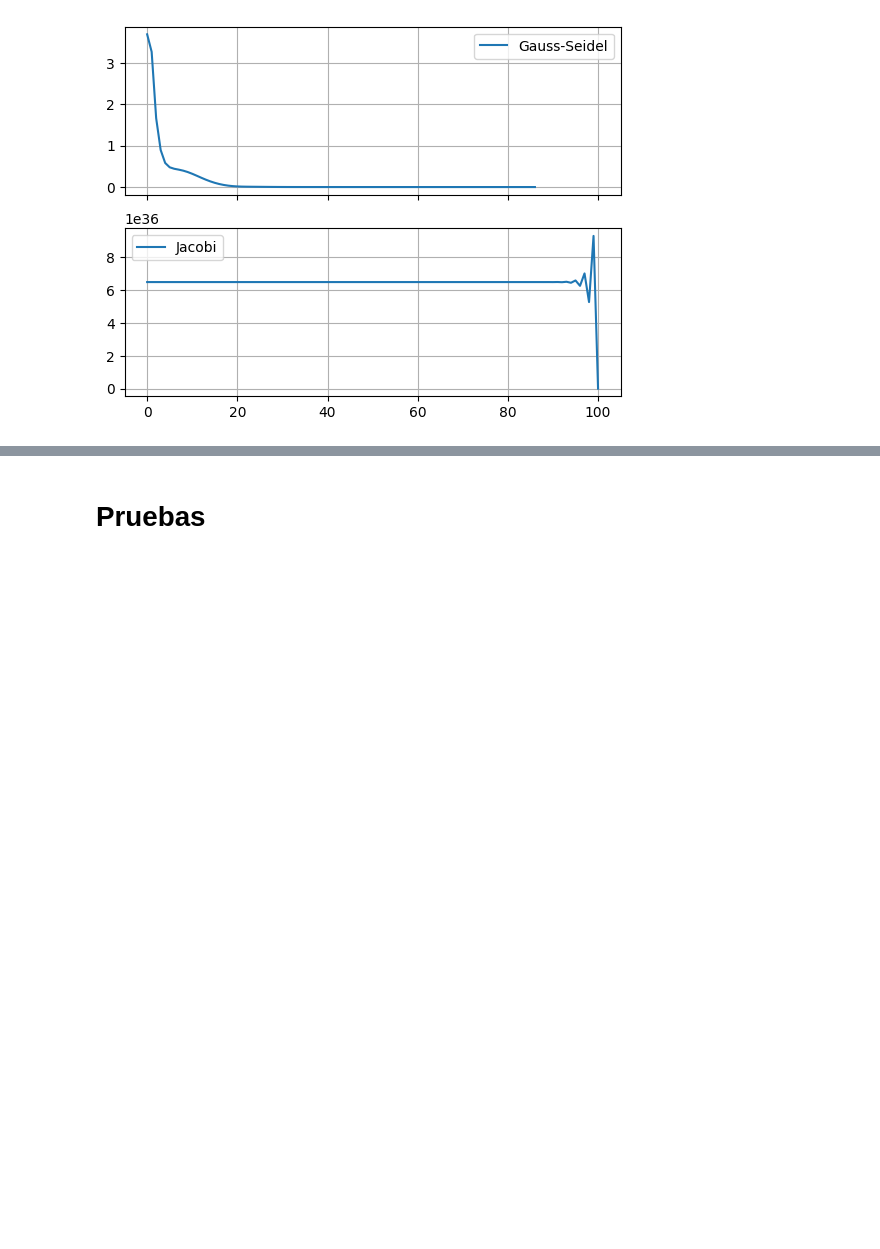
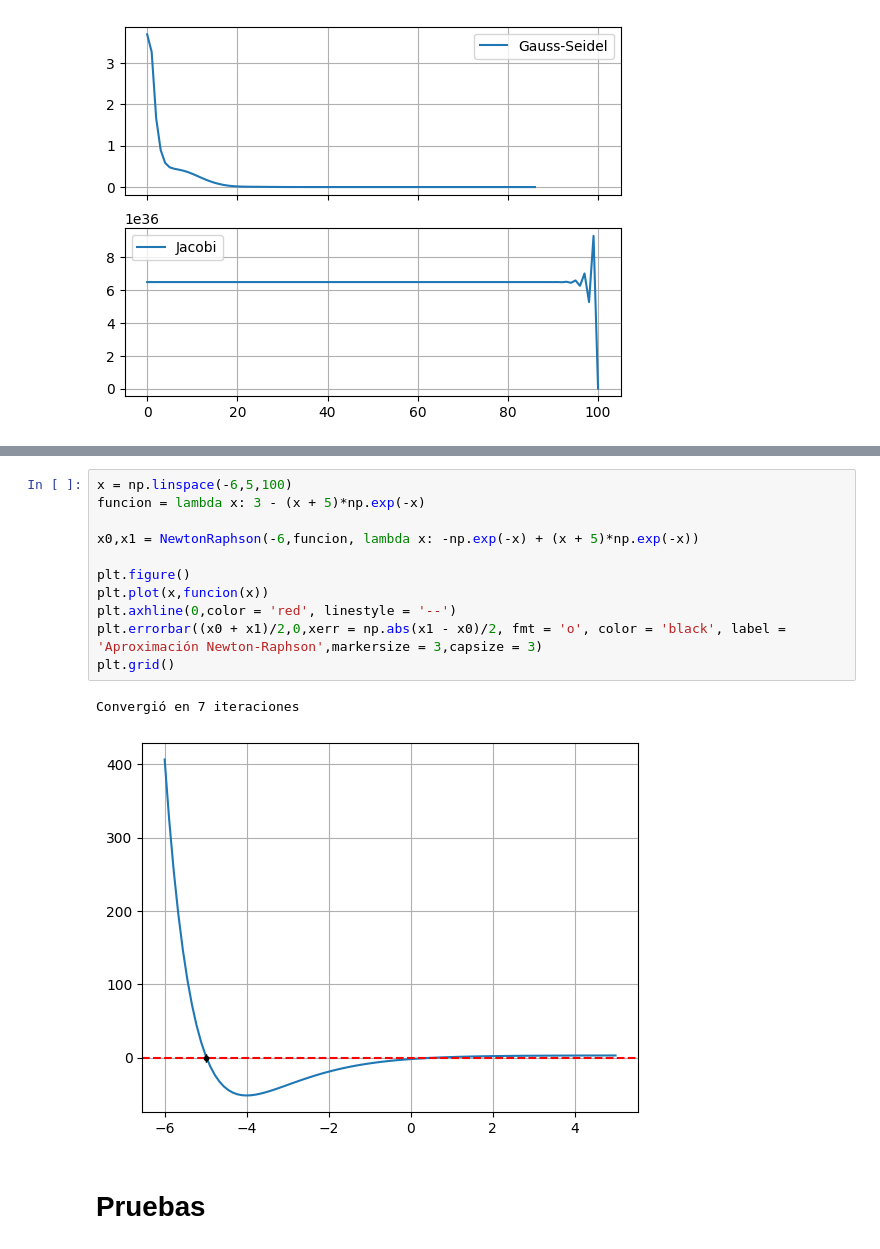
Before and after one commit to BernardoPironio/Ejercicios_calculo_numerico, a Jupyter notebook: Ejercicios calculo.ipynb, the cells around one changed output, grey strips where cells are left out. Saved outputs shown, nothing was run; the diff lists cells and outputs as text; blank space fills up the shorter version.

```diff
--- a/Ejercicios calculo.ipynb
+++ b/Ejercicios calculo.ipynb
@@ -919,2 +1064,16 @@ No convergió en el número máximo de iteraciones
+# %%
+x = np.linspace(-6,5,100)
+funcion = lambda x: 3 - (x + 5)*np.exp(-x)
+
+x0,x1 = NewtonRaphson(-6,funcion, lambda x: -np.exp(-x) + (x + 5)*np.exp(-x))
+
+plt.figure()
+plt.plot(x,funcion(x))
+plt.axhline(0,color = 'red', linestyle = '--')
+plt.errorbar((x0 + x1)/2,0,xerr = np.abs(x1 - x0)/2, fmt = 'o', color = 'black', label = 'Aproximación Newton-Raphson',markersize = 3,capsize = 3)
+plt.grid()
+# %% [output]
+Convergió en 7 iteraciones
+[figure, added]
 # %% [markdown]
 # Pruebas
```
Also changed, not shown: parts of 15 cells of this notebook.
